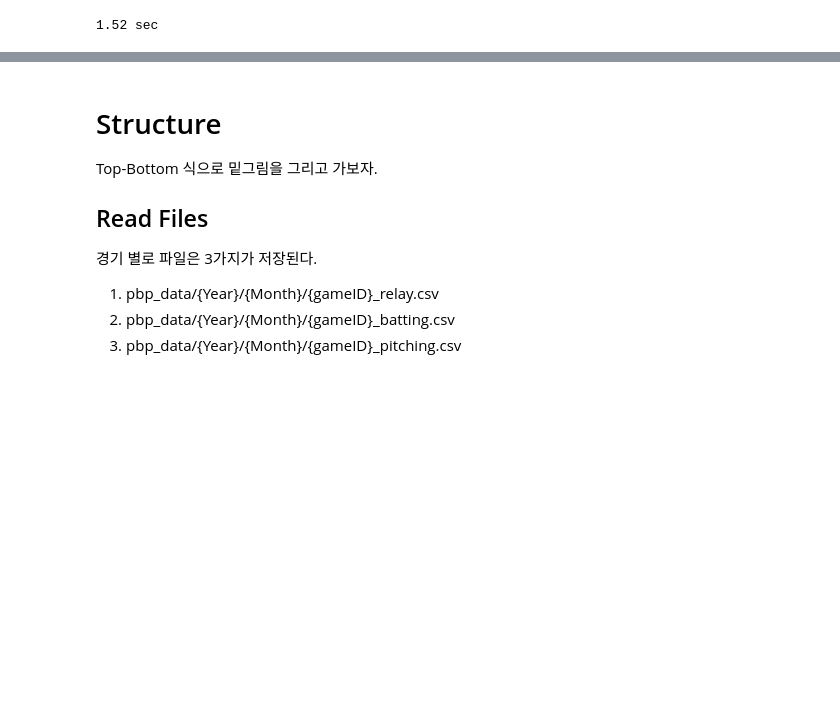
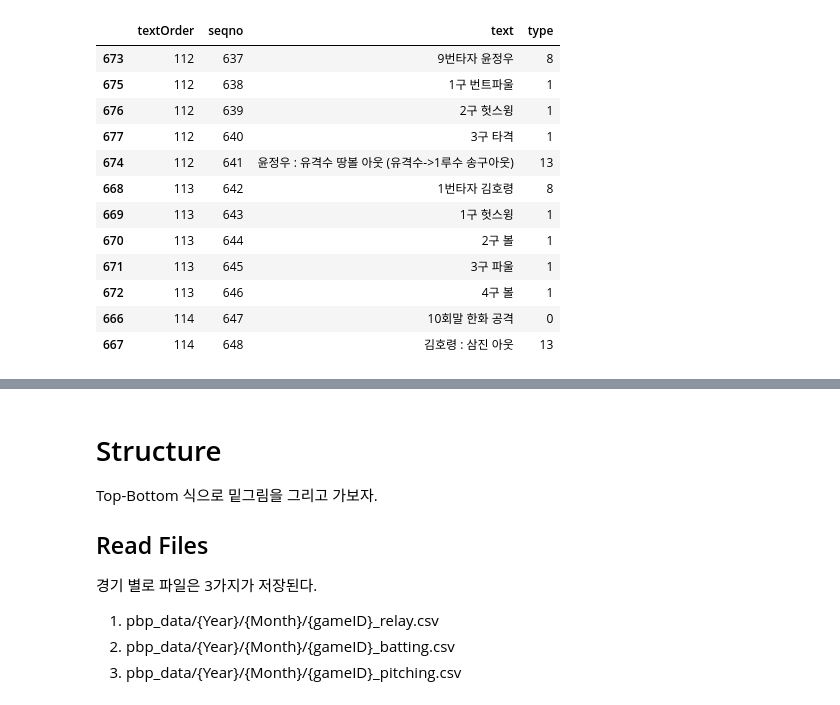
Before and after one commit to kparkk2/KBO_pbp_text_crawler, a Jupyter notebook: new_parser.ipynb, the cells around one changed output, grey strips where cells are left out. Drawn from its saved outputs; the diff is of its cells as text; code cells hidden in the pictures; blank space fills up the shorter version.

```diff
--- a/new_parser.ipynb
+++ b/new_parser.ipynb
@@ -863,5 +899,17 @@ print(f'{elapsed_time:.2f} sec')
 0.01 sec
-# %%
-print(f'{-elapsed_time:.2f} sec')
-# %% [output]
-1.52 sec
+# %%
+rdf.loc[rdf.textOrder.between(cur_to-2, cur_to)].loc[:, :'type']
+# %% [output]
+|  | textOrder | seqno | text | type |
+| 673 | 112 | 637 | 9번타자 윤정우 | 8 |
+| 675 | 112 | 638 | 1구 번트파울 | 1 |
+| 676 | 112 | 639 | 2구 헛스윙 | 1 |
+| 677 | 112 | 640 | 3구 타격 | 1 |
+| 674 | 112 | 641 | 윤정우 : 유격수 땅볼 아웃 (유격수->1루수 송구아웃) | 13 |
+| 668 | 113 | 642 | 1번타자 김호령 | 8 |
+| 669 | 113 | 643 | 1구 헛스윙 | 1 |
+| 670 | 113 | 644 | 2구 볼 | 1 |
+| 671 | 113 | 645 | 3구 파울 | 1 |
+| 672 | 113 | 646 | 4구 볼 | 1 |
+| 666 | 114 | 647 | 10회말 한화 공격 | 0 |
+| 667 | 114 | 648 | 김호령 : 삼진 아웃 | 13 |
```
Also changed, not shown: parts of 15 cells of this notebook, 2 other files.
